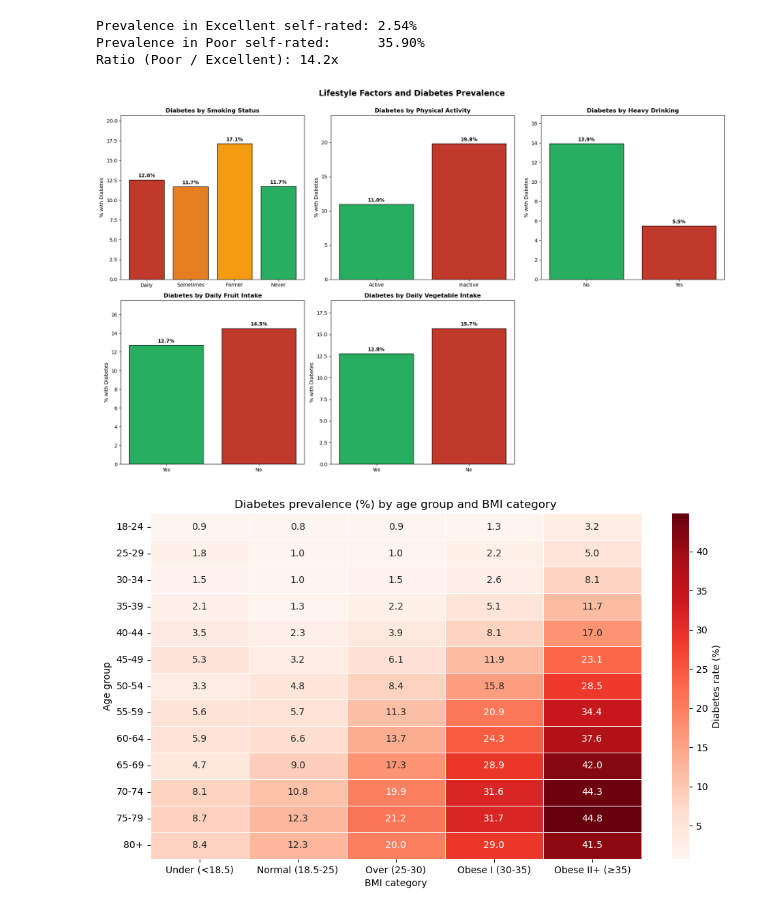
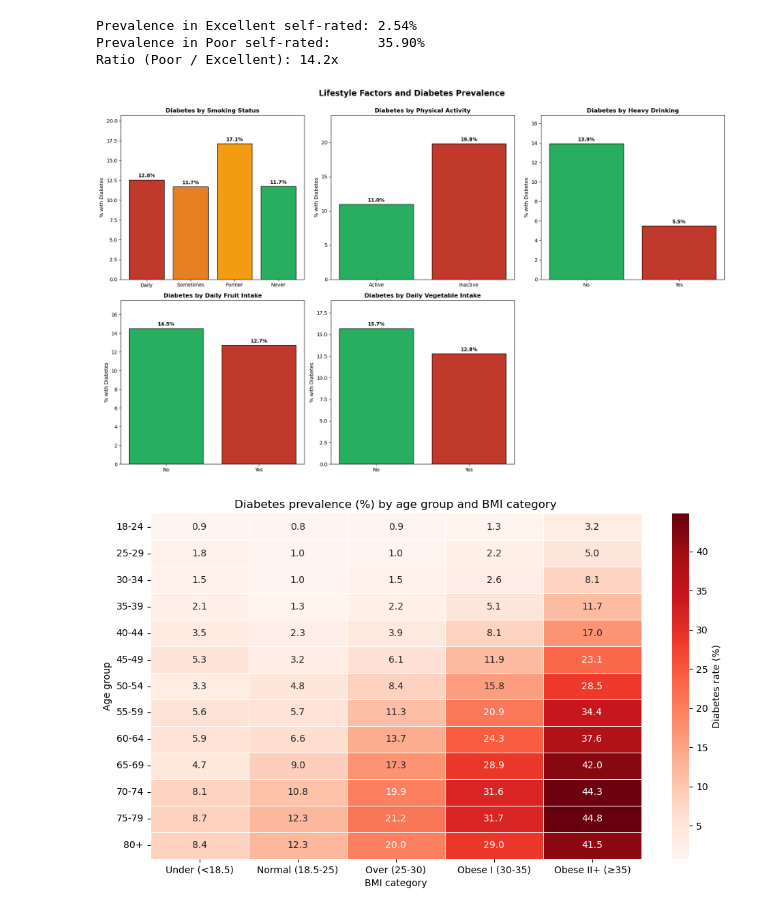
Before and after one commit to sakinahalizzah/diabetes-prediction, a Jupyter notebook: diabetes_prediction.ipynb, the cells around one changed output. Saved outputs shown, nothing was run; the diff lists cells and outputs as text; code cells hidden in the pictures.

```diff
--- a/diabetes_prediction.ipynb
+++ b/diabetes_prediction.ipynb
@@ -845,41 +845,41 @@ axes[2].bar_label(bars2, labels=[f'{v:.1f}%' for v in hd_stats['Yes']],
                   padding=3, fontweight='bold')
 
 # daily fruit intake
-fr_order = ['Yes', 'No']
+fr_order = ['No', 'Yes']
 fr_stats = (df_plot.groupby('fruit_intake_daily')['diabetes_status']
             .value_counts(normalize=True).mul(100)
             .unstack(fill_value=0))
 fr_stats = fr_stats.reindex(fr_order)
 bars3 = axes[3].bar(fr_stats.index, fr_stats['Yes'],
                     color=['#27ae60', '#c0392b'], edgecolor='black')
 axes[3].set_title('Diabetes by Daily Fruit Intake', fontweight='bold')
 axes[3].set_ylabel('% with Diabetes')
 axes[3].bar_label(bars3, labels=[f'{v:.1f}%' for v in fr_stats['Yes']],
                   padding=3, fontweight='bold')
 
 # daily vegetable intake
-vg_order = ['Yes', 'No']
+vg_order = ['No', 'Yes']
 vg_stats = (df_plot.groupby('vegetable_intake_daily')['diabetes_status']
             .value_counts(normalize=True).mul(100)
             .unstack(fill_value=0))
 vg_stats = vg_stats.reindex(vg_order)
 bars4 = axes[4].bar(vg_stats.index, vg_stats['Yes'],
                     color=['#27ae60', '#c0392b'], edgecolor='black')
 axes[4].set_title('Diabetes by Daily Vegetable Intake', fontweight='bold')
 axes[4].set_ylabel('% with Diabetes')
 axes[4].bar_label(bars4, labels=[f'{v:.1f}%' for v in vg_stats['Yes']],
                   padding=3, fontweight='bold')
 
 axes[5].axis('off')
 for ax in axes[:5]:
     ax.set_ylim(0, ax.get_ylim()[1] * 1.15)
 
 plt.suptitle('Lifestyle Factors and Diabetes Prevalence',
              fontsize=16, fontweight='bold', y=1.00)
 plt.tight_layout()
 plt.show()
 # %% [output]
-[figure, old version]
+[figure, new version]
 # %%
 bmi_bins   = [0, 18.5, 25, 30, 35, 100]
 bmi_labels = ['Under (<18.5)', 'Normal (18.5-25)', 'Over (25-30)',
```
